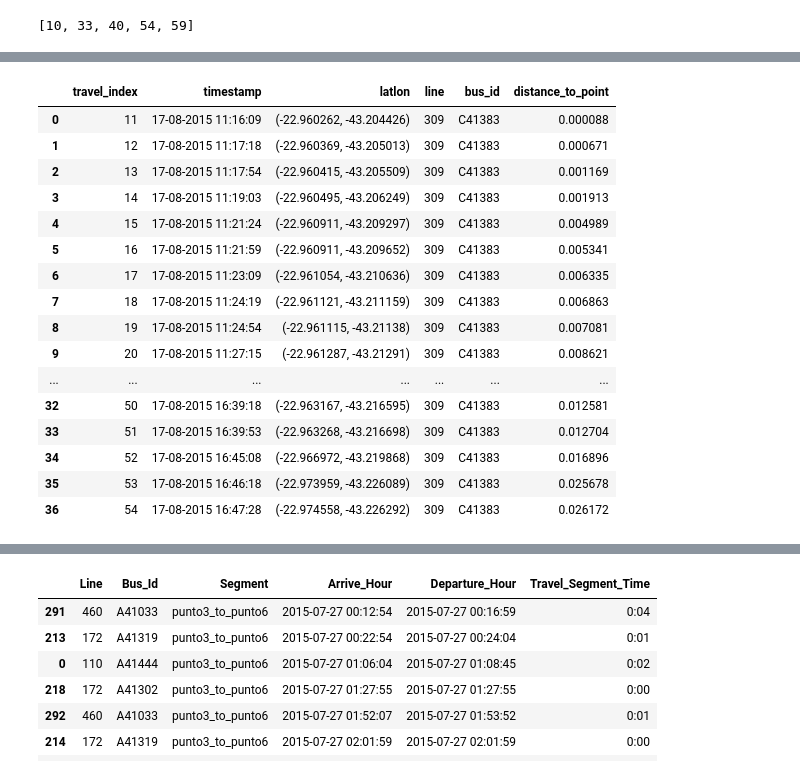
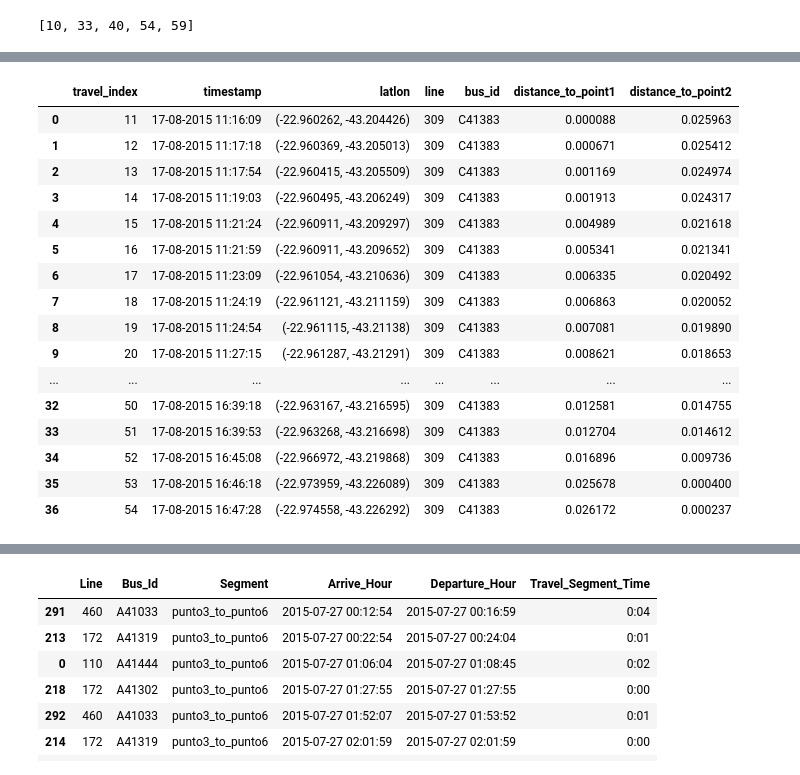
Before and after one commit to Kathrinrllanes/Buses_rio, a Jupyter notebook: tramo_algoritmo_commpleto.ipynb, the cells around one changed output, grey strips where cells are left out. Drawn from its saved outputs; the diff is of its cells as text; code cells hidden in the pictures.

```diff
--- a/tramo_algoritmo_commpleto.ipynb
+++ b/tramo_algoritmo_commpleto.ipynb
@@ -161,6 +170,6 @@ def new_column_distance_to_point(df_inside_polygon,point):
     return df_inside_polygon
 # %%
-bus309_C41383_dist_point2 = new_column_distance_to_point(inside_polygon_2_5_bus309_C41383,Punto2)
+bus309_C41383_dist_point2 = new_column_distance_to_point(inside_polygon_2_5_bus309_C41383,Punto2, Punto5)
 bus309_C41383_dist_point2
 # %% [output]
 A value is trying to be set on a copy of a slice from a DataFrame.
@@ -190,7 +199,7 @@ def direc(travel_inside_polygon):
     vector_dir = []
 
     if (len(travel_inside_polygon)<3):
-        df_travel = pd.DataFrame(vector_dir, columns=['travel_index', 'timestamp', 'latlon', 'line', 'bus_id','distance_to_point'])
+        df_travel = pd.DataFrame(vector_dir, columns=['travel_index', 'timestamp', 'latlon', 'line', 'bus_id','distance_to_point1','distance_to_point2'])
         return df_travel
 
     else:
@@ -202,17 +211,17 @@ def direc(travel_inside_polygon):
         for i in range(0, len(travel_inside_polygon)):
 
             if (i+2 < len(travel_inside_polygon)):
-                if(travel_inside_polygon['distance_to_point'][i] < travel_inside_polygon['distance_to_point'][i+1]) & (travel_inside_polygon['distance_to_point'][i+1] < travel_inside_polygon['distance_to_point'][i+2]):
-                    vector_dir.insert (len(vector_dir),[indexes[i],travel_inside_polygon['timestamp'][i],travel_inside_polygon['latlon'][i],travel_inside_polygon['line'][i],travel_inside_polygon['bus_id'][i],travel_inside_polygon['distance_to_point'][i]])
+                if(travel_inside_polygon['distance_to_point1'][i] < travel_inside_polygon['distance_to_point1'][i+1]) & (travel_inside_polygon['distance_to_point1'][i+1] < travel_inside_polygon['distance_to_point1'][i+2]):
+                    vector_dir.insert (len(vector_dir),[indexes[i],travel_inside_polygon['timestamp'][i],travel_inside_polygon['latlon'][i],travel_inside_polygon['line'][i],travel_inside_polygon['bus_id'][i],travel_inside_polygon['distance_to_point1'][i],travel_inside_polygon['distance_to_point2'][i]])
 
             elif (i == len(travel_inside_polygon)-2):
-                if(travel_inside_polygon['distance_to_point'][i] < travel_inside_polygon['distance_to_point'][i+1]):
-                    vector_dir.insert (len(vector_dir),[indexes[i],travel_inside_polygon['timestamp'][i],travel_inside_polygon['latlon'][i],travel_inside_polygon['line'][i],travel_inside_polygon['bus_id'][i],travel_inside_polygon['distance_to_point'][i]])
+                if(travel_inside_polygon['distance_to_point1'][i] < travel_inside_polygon['distance_to_point1'][i+1]):
+                    vector_dir.insert (len(vector_dir),[indexes[i],travel_inside_polygon['timestamp'][i],travel_inside_polygon['latlon'][i],travel_inside_polygon['line'][i],travel_inside_polygon['bus_id'][i],travel_inside_polygon['distance_to_point1'][i],travel_inside_polygon['distance_to_point2'][i]])
 
             elif(i == len(travel_inside_polygon)-1):
-                if (travel_inside_polygon['distance_to_point'][i] > travel_inside_polygon['distance_to_point'][i-1]):
-                    vector_dir.insert (len(vector_dir),[indexes[i],travel_inside_polygon['timestamp'][i],travel_inside_polygon['latlon'][i],travel_inside_polygon['line'][i],travel_inside_polygon['bus_id'][i],travel_inside_polygon['distance_to_point'][i]])
+                if (travel_inside_polygon['distance_to_point1'][i] > travel_inside_polygon['distance_to_point1'][i-1]):
+                    vector_dir.insert (len(vector_dir),[indexes[i],travel_inside_polygon['timestamp'][i],travel_inside_polygon['latlon'][i],travel_inside_polygon['line'][i],travel_inside_polygon['bus_id'][i],travel_inside_polygon['distance_to_point1'][i],travel_inside_polygon['distance_to_point2'][i]])
 
-        df_travel = pd.DataFrame(vector_dir, columns=['travel_index', 'timestamp', 'latlon', 'line', 'bus_id','distance_to_point'])
+        df_travel = pd.DataFrame(vector_dir, columns=['travel_index', 'timestamp', 'latlon', 'line', 'bus_id','distance_to_point1','distance_to_point2'])
 
         return  df_travel
@@ -242,9 +271,12 @@ enesesentido
 #ese dataframe de entrada ya tiene la columna 'distance_to_point'
 #retorna un dataframe con aquellos viajes que van en el sentido deseado
 
-def travels_desired_direction(df_line_busid_inside_pol, travel_indexes_list):
-    df_dir_ok = pd.DataFrame(columns=['travel_index', 'timestamp', 'latlon', 'line', 'bus_id','distance_to_point'])
-    df_result = pd.DataFrame(columns=['travel_index', 'timestamp', 'latlon', 'line', 'bus_id','distance_to_point'])
+def travels_desired_direction(df_line_busid_inside_pol, travel_indexes_list,name_punto_inicio, name_punto_fin):
+    df_dir_ok = pd.DataFrame(columns=['travel_index', 'timestamp', 'latlon', 'line', 'bus_id','distance_to_point1','distance_to_point2'])
+    df_result = pd.DataFrame(columns=['travel_index', 'timestamp', 'latlon', 'line', 'bus_id','distance_to_point1','distance_to_point2'])
+    df_total_travels_time = pd.DataFrame(columns=['Line', 'Bus_Id','Segment', 'Arrive_Hour', 'Departure_Hour', 'Travel_Segment_Time'])
+
+
     for i in range(0,len(travel_indexes_list)):
         if (i == 0):
             a = 0
@@ -255,7 +287,7 @@ def travels_desired_direction(df_line_busid_inside_pol, travel_indexes_list):
         b = travel_indexes_list[i]+1
         #si a == b, significa q hubo un solo viaje y se llamaria [23:23] lo que no es posible, ahi se debe llamar [23:]
         if (a == b):
-            travel = df_line_busid_inside_pol[b:]
+            travel = df_line_busid_inside_pol[a:]
         else:
             travel = df_line_busid_inside_pol[a:b]
 
@@ -263,26 +295,30 @@ def travels_desired_direction(df_line_busid_inside_pol, travel_indexes_list):
 
         if not df_result.empty:
             df_dir_ok = df_dir_ok.append(df_result, ignore_index = True)
+            #Computame el tiempo de viaje
+            df_travel_time = time_compute(df_result, name_punto_inicio, name_punto_fin)
+            df_total_travels_time = df_total_travels_time.append(df_travel_time, ignore_index = True)
 
-    return df_dir_ok
+    return df_total_travels_time#,df_dir_ok
 # %%
-viajes_ok = travels_desired_direction(bus309_C41383_dist_point2, bus309_C41383_indices)
-viajes_ok
+viajes_ok = travels_desired_direction(bus309_C41383_dist_point2, bus309_C41383_indices,"Punto2","Punto5")
+viajes_okis = viajes_ok[1]
+viajes_okis
 # %% [output]
-|  | travel_index | timestamp | latlon | line | bus_id | distance_to_point |
-| 0 | 11 | 17-08-2015 11:16:09 | (-22.960262, -43.204426) | 309 | C41383 | 0.000088 |
-| 1 | 12 | 17-08-2015 11:17:18 | (-22.960369, -43.205013) | 309 | C41383 | 0.000671 |
-| 2 | 13 | 17-08-2015 11:17:54 | (-22.960415, -43.205509) | 309 | C41383 | 0.001169 |
-| 3 | 14 | 17-08-2015 11:19:03 | (-22.960495, -43.206249) | 309 | C41383 | 0.001913 |
-| 4 | 15 | 17-08-2015 11:21:24 | (-22.960911, -43.209297) | 309 | C41383 | 0.004989 |
-| 5 | 16 | 17-08-2015 11:21:59 | (-22.960911, -43.209652) | 309 | C41383 | 0.005341 |
-| 6 | 17 | 17-08-2015 11:23:09 | (-22.961054, -43.210636) | 309 | C41383 | 0.006335 |
-| 7 | 18 | 17-08-2015 11:24:19 | (-22.961121, -43.211159) | 309 | C41383 | 0.006863 |
-| 8 | 19 | 17-08-2015 11:24:54 | (-22.961115, -43.21138) | 309 | C41383 | 0.007081 |
-| 9 | 20 | 17-08-2015 11:27:15 | (-22.961287, -43.21291) | 309 | C41383 | 0.008621 |
-| ... | ... | ... | ... | ... | ... | ... |
-| 32 | 50 | 17-08-2015 16:39:18 | (-22.963167, -43.216595) | 309 | C41383 | 0.012581 |
-| 33 | 51 | 17-08-2015 16:39:53 | (-22.963268, -43.216698) | 309 | C41383 | 0.012704 |
-| 34 | 52 | 17-08-2015 16:45:08 | (-22.966972, -43.219868) | 309 | C41383 | 0.016896 |
-| 35 | 53 | 17-08-2015 16:46:18 | (-22.973959, -43.226089) | 309 | C41383 | 0.025678 |
-| 36 | 54 | 17-08-2015 16:47:28 | (-22.974558, -43.226292) | 309 | C41383 | 0.026172 |
+|  | travel_index | timestamp | latlon | line | bus_id | distance_to_point1 | distance_to_point2 |
+| 0 | 11 | 17-08-2015 11:16:09 | (-22.960262, -43.204426) | 309 | C41383 | 0.000088 | 0.025963 |
+| 1 | 12 | 17-08-2015 11:17:18 | (-22.960369, -43.205013) | 309 | C41383 | 0.000671 | 0.025412 |
+| 2 | 13 | 17-08-2015 11:17:54 | (-22.960415, -43.205509) | 309 | C41383 | 0.001169 | 0.024974 |
+| 3 | 14 | 17-08-2015 11:19:03 | (-22.960495, -43.206249) | 309 | C41383 | 0.001913 | 0.024317 |
+| 4 | 15 | 17-08-2015 11:21:24 | (-22.960911, -43.209297) | 309 | C41383 | 0.004989 | 0.021618 |
+| 5 | 16 | 17-08-2015 11:21:59 | (-22.960911, -43.209652) | 309 | C41383 | 0.005341 | 0.021341 |
+| 6 | 17 | 17-08-2015 11:23:09 | (-22.961054, -43.210636) | 309 | C41383 | 0.006335 | 0.020492 |
+| 7 | 18 | 17-08-2015 11:24:19 | (-22.961121, -43.211159) | 309 | C41383 | 0.006863 | 0.020052 |
+| 8 | 19 | 17-08-2015 11:24:54 | (-22.961115, -43.21138) | 309 | C41383 | 0.007081 | 0.019890 |
+| 9 | 20 | 17-08-2015 11:27:15 | (-22.961287, -43.21291) | 309 | C41383 | 0.008621 | 0.018653 |
+| ... | ... | ... | ... | ... | ... | ... | ... |
+| 32 | 50 | 17-08-2015 16:39:18 | (-22.963167, -43.216595) | 309 | C41383 | 0.012581 | 0.014755 |
+| 33 | 51 | 17-08-2015 16:39:53 | (-22.963268, -43.216698) | 309 | C41383 | 0.012704 | 0.014612 |
+| 34 | 52 | 17-08-2015 16:45:08 | (-22.966972, -43.219868) | 309 | C41383 | 0.016896 | 0.009736 |
+| 35 | 53 | 17-08-2015 16:46:18 | (-22.973959, -43.226089) | 309 | C41383 | 0.025678 | 0.000400 |
+| 36 | 54 | 17-08-2015 16:47:28 | (-22.974558, -43.226292) | 309 | C41383 | 0.026172 | 0.000237 |
```
Also changed, not shown: parts of 30 cells of this notebook, 2 other files.
